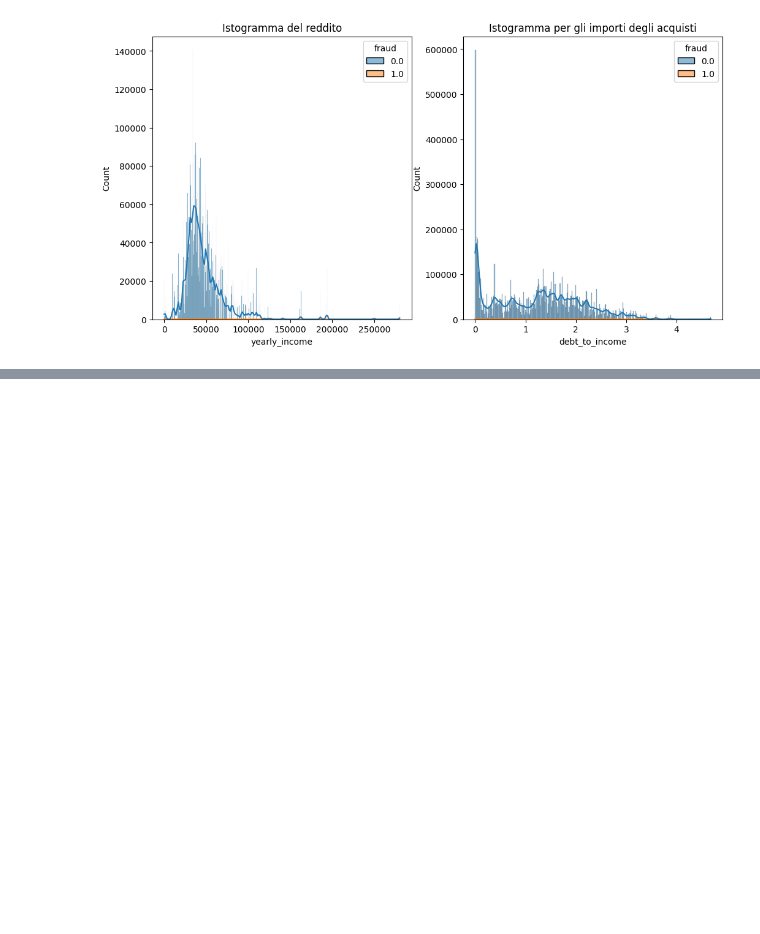
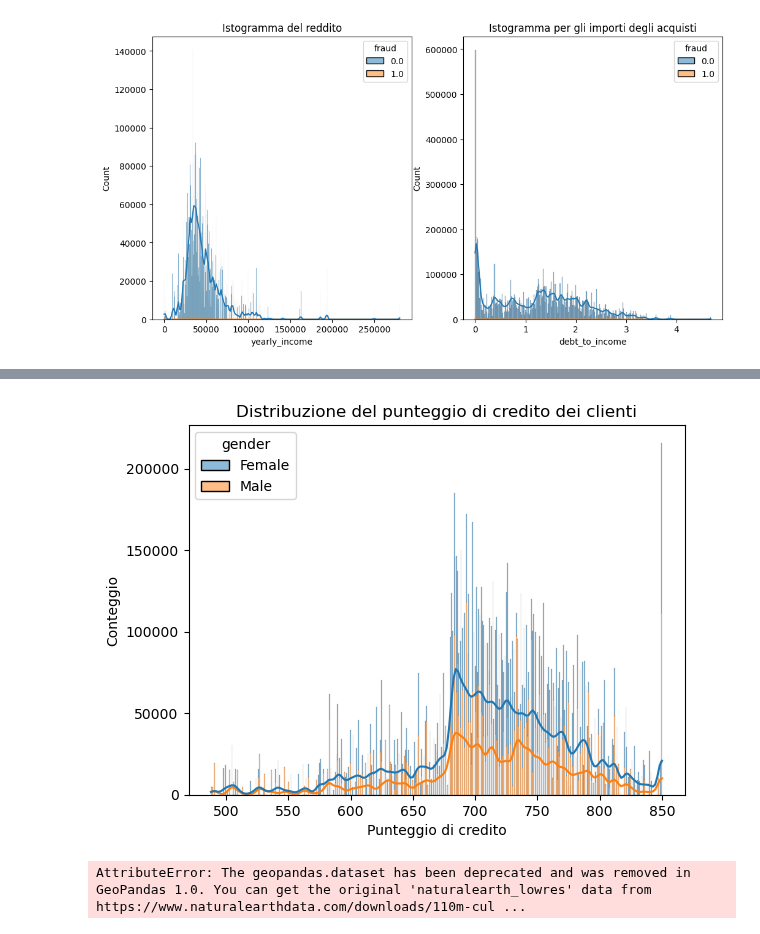
Before and after one commit to AlessandroPieragostini/Data-Science, a Jupyter notebook: data_science_cluster_class.ipynb, the cells around one changed output, grey strips where cells are left out. Cells and saved outputs as stored; diff of their text form; code cells hidden in the pictures; blank space fills up the shorter version.

```diff
--- a/data_science_cluster_class.ipynb
+++ b/data_science_cluster_class.ipynb
@@ -524,0 +565,38 @@ Text(0.5, 1.0, 'Istogramma per gli importi degli acquisti')
+# %%
+sns.histplot(data = trans_final, x = 'credit_score', hue = 'gender', multiple = 'stack', kde = True)
+plt.title('Distribuzione del punteggio di credito dei clienti')
+plt.xlabel('Punteggio di credito')
+plt.ylabel('Conteggio')
+plt.show()
+# %% [output]
+[figure, added]
+# %%
+world = gpd.read_file(
+    "https://raw.githubusercontent.com/datasets/geo-countries/master/data/countries.geojson"
+)
+# 3. Trasforma il DataFrame in GeoDataFrame
+gdf = gpd.GeoDataFrame(
+    trans_final,
+    geometry=gpd.points_from_xy(trans_final.longitude,
+                                trans_final.latitude),
+    crs="EPSG:4326"
+)
+
+# 4. Plot della mappa + scatter dei punti
+fig, ax = plt.subplots(figsize=(12, 6))
+world.plot(ax=ax, color='lightgray', edgecolor='white')
+
+# scatter: coloralo per esempio in base al credit_score
+gdf.plot(ax=ax,
+         column='credit_score',     # o un’altra variabile
+         cmap='viridis',
+         markersize=20,
+         legend=True,
+         legend_kwds={'label': "Credit Score"},
+         alpha=0.7)
+
+ax.set_title("Distribuzione dei credit score sulla mappa")
+ax.set_axis_off()
+plt.show()
+# %% [output]
+AttributeError: The geopandas.dataset has been deprecated and was removed in GeoPandas 1.0. You can get the original 'naturalearth_lowres' data from https://www.naturalearthdata.com/downloads/110m-cul ...
```
Also changed, not shown: parts of 6 cells of this notebook.
